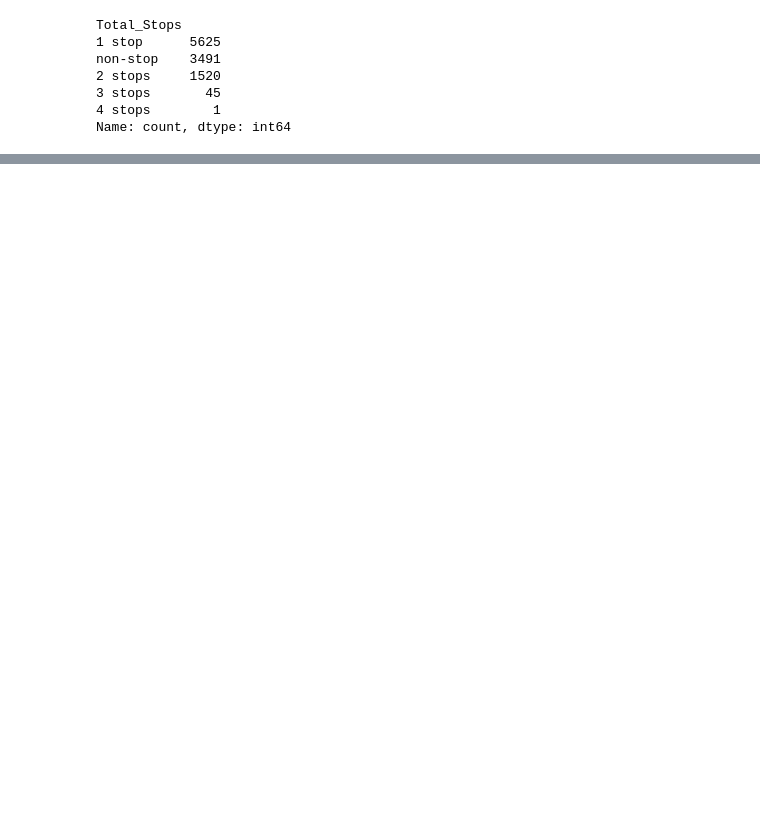
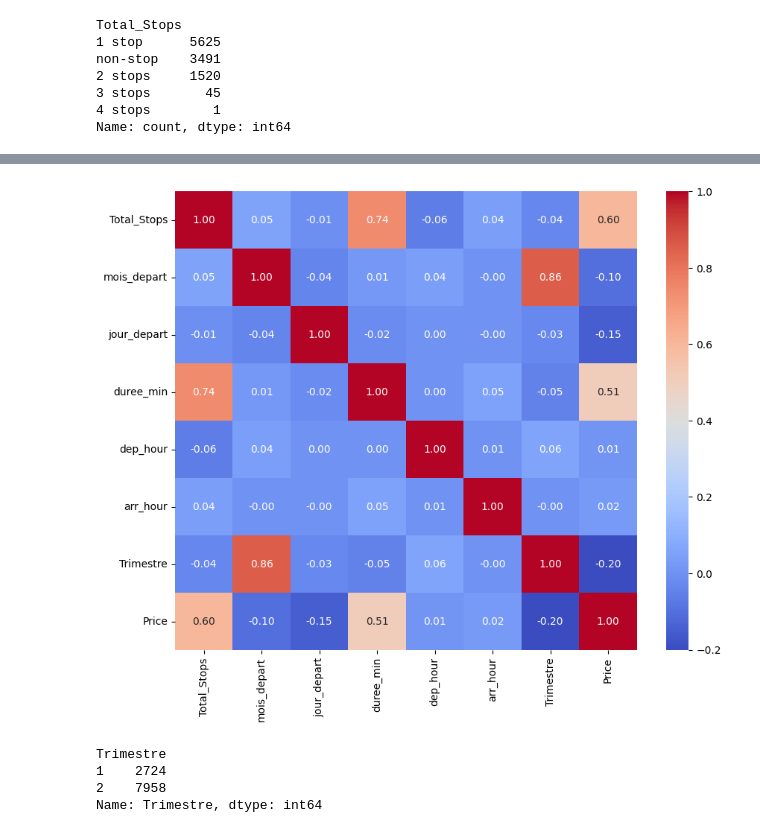
Before and after one commit to IsmaelPami/projet_data_science, a Jupyter notebook: projet.ipynb, the cells around one changed output, grey strips where cells are left out. Cells and saved outputs as stored; diff of their text form; code cells hidden in the pictures; blank space fills up the shorter version.

```diff
--- a/projet.ipynb
+++ b/projet.ipynb
@@ -413,0 +441,36 @@ data_Train["Total_Stops"] = data_Train["Total_Stops"].astype(int)
+# %%
+import pandas as pd
+from sklearn.preprocessing import StandardScaler
+
+# 1. Sélection des variables numériques (sans la cible)
+features = data_Train.drop('Price', axis=1).select_dtypes(include=['number'])
+
+# 2. Standardisation
+scaler = StandardScaler()
+features_scaled = scaler.fit_transform(features)
+
+# 3. Transformer en DataFrame avec les mêmes noms de colonnes
+features_scaled_df = pd.DataFrame(features_scaled, columns=features.columns, index=features.index)
+
+# 4. Ajouter la colonne Price si tu veux l’inclure pour corrélation
+features_scaled_df['Price'] = data_Train['Price']
+
+# 5. Maintenant tu peux faire ta corrélation
+corr_matrix = features_scaled_df.corr()
+
+import seaborn as sns
+import matplotlib.pyplot as plt
+
+plt.figure(figsize=(10,8))
+sns.heatmap(corr_matrix, annot=True, cmap='coolwarm', fmt=".2f")
+plt.show()
+# %% [output]
+[figure, added]
+# %%
+data=data_Train.groupby("Trimestre")["Trimestre"].count()
+data
+# %% [output]
+Trimestre
+1    2724
+2    7958
+Name: Trimestre, dtype: int64
```
Also changed, not shown: parts of 21 cells of this notebook.
